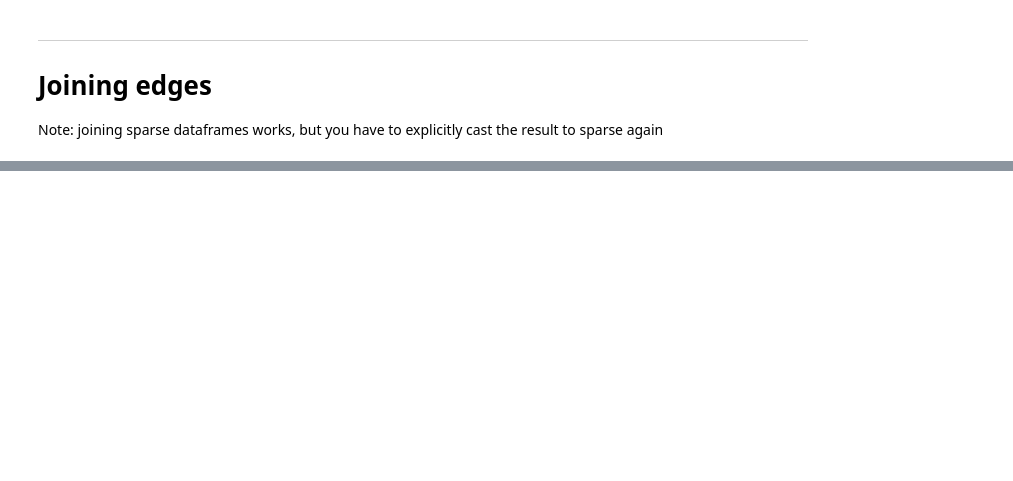
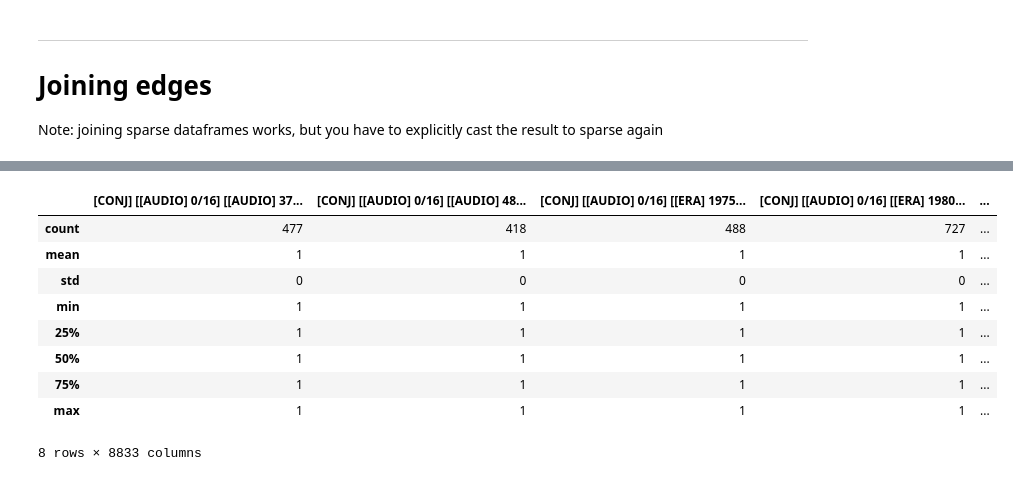
Before and after one commit to bmcfee/playlist_recommender, a Jupyter notebook: code/notebooks/02 - Hypergraph construction.ipynb, the cells around one changed output, grey strips where cells are left out. Cells and saved outputs as stored; diff of their text form; code cells hidden in the pictures; blank space fills up the shorter version.

```diff
--- a/code/notebooks/02 - Hypergraph construction.ipynb
+++ b/code/notebooks/02 - Hypergraph construction.ipynb
@@ -301 +237,35 @@ Note: joining sparse dataframes works, but you have to explicitly cast the resul
+# %%
+def conjunction_edges(H, max_redundancy=0.5, min_size=100):
+    '''Construct conjunction edges'''
+
+    H = H.drop(H.columns[H.count() < min_size], axis=1)
+    columns = list(H.columns)
+    n = len(columns)
+
+    H_new = pd.DataFrame(index=H.index, dtype='float32')
+
+    counts = H.count()
+
+    widgets = [progressbar.Percentage(),
+               ' ',
+               progressbar.Bar(marker=progressbar.RotatingMarker()),
+               ' ',
+               progressbar.ETA()]
+
+    pbar = progressbar.ProgressBar(widgets=widgets, maxval=n * (n-1) / 2).start()
+
+    for i, (c1, c2) in enumerate(combinations(columns, 2)):
+        pbar.update(i)
+
+        new_column = H[c1] * H[c2]
+        new_count = new_column.count()
+
+        if (new_count < min_size or
+            new_count >= max_redundancy * min(counts.loc[c1], counts.loc[c2])):
+            continue
+
+        H_new[u'[CONJ] [{:s}] [{:s}]'.format(c1, c2)] = new_column
+
+    pbar.finish()
+    return H_new.to_sparse()
 # %%
@@ -304,0 +309,2 @@ NameError: name 'H_uniform' is not defined
+# %%
+H_conj = conjunction_edges(H_all, min_size=318)
@@ -304,0 +379,13 @@ NameError: name 'H_uniform' is not defined
+# %%
+H_conj.describe()
+# %% [output]
+|  | [CONJ] [[AUDIO] 0/16] [[AUDIO] 37... | [CONJ] [[AUDIO] 0/16] [[AUDIO] 48... | [CONJ] [[AUDIO] 0/16] [[ERA] 1975... | [CONJ] [[AUDIO] 0/16] [[ERA] 1980... | ... |
+| count | 477 | 418 | 488 | 727 | ... |
+| mean | 1 | 1 | 1 | 1 | ... |
+| std | 0 | 0 | 0 | 0 | ... |
+| min | 1 | 1 | 1 | 1 | ... |
+| 25% | 1 | 1 | 1 | 1 | ... |
+| 50% | 1 | 1 | 1 | 1 | ... |
+| 75% | 1 | 1 | 1 | 1 | ... |
+| max | 1 | 1 | 1 | 1 | ... |
+8 rows × 8833 columns
```
Also changed, not shown: parts of 57 cells of this notebook, 2 other files.
